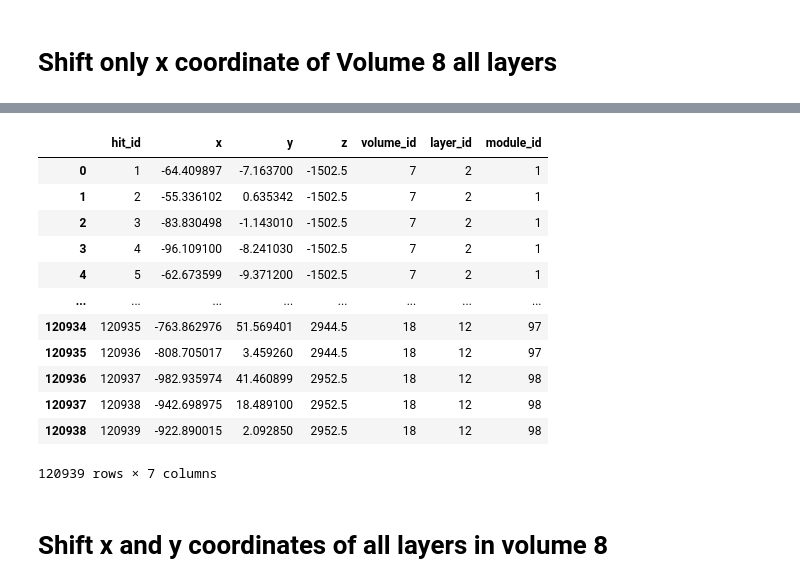
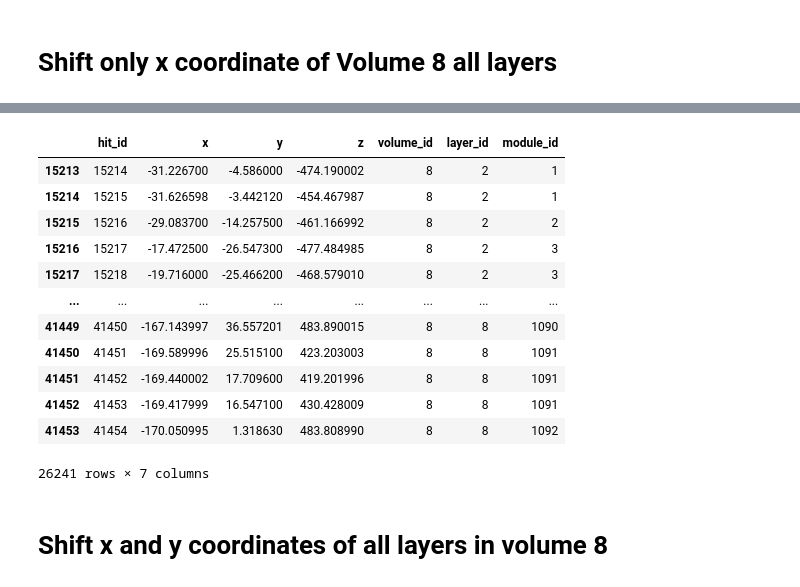
Before and after one commit to caditi97/exatrkx-iml2020, a Jupyter notebook: notebooks/misalignment_studies/add_misalignment.ipynb, the cells around one changed output, grey strips where cells are left out. Saved outputs shown, nothing was run; the diff lists cells and outputs as text; code cells hidden in the pictures.

```diff
--- a/notebooks/misalignment_studies/add_misalignment.ipynb
+++ b/notebooks/misalignment_studies/add_misalignment.ipynb
@@ -212,21 +228,20 @@ for mis in misl:
 # %%
-h,c,p,t = trackml.dataset.load_event("/global/cfs/projectdirs/m3443/usr/caditi97/iml2020/misaligned/new_mis/shift_x_v8/1/event000001000")
+h,c,p,t = trackml.dataset.load_event(f"/global/cfs/projectdirs/m3443/usr/caditi97/iml2020/misaligned/new_mis/shift_x_v8/1/{eventid}")
+h[h['volume_id'] == 8]
+# %% [output]
+|  | hit_id | x | y | z | volume_id | layer_id | module_id |
+| 15213 | 15214 | -31.226700 | -4.586000 | -474.190002 | 8 | 2 | 1 |
+| 15214 | 15215 | -31.626598 | -3.442120 | -454.467987 | 8 | 2 | 1 |
+| 15215 | 15216 | -29.083700 | -14.257500 | -461.166992 | 8 | 2 | 2 |
+| 15216 | 15217 | -17.472500 | -26.547300 | -477.484985 | 8 | 2 | 3 |
+| 15217 | 15218 | -19.716000 | -25.466200 | -468.579010 | 8 | 2 | 3 |
+| ... | ... | ... | ... | ... | ... | ... | ... |
+| 41449 | 41450 | -167.143997 | 36.557201 | 483.890015 | 8 | 8 | 1090 |
+| 41450 | 41451 | -169.589996 | 25.515100 | 423.203003 | 8 | 8 | 1091 |
+| 41451 | 41452 | -169.440002 | 17.709600 | 419.201996 | 8 | 8 | 1091 |
+| 41452 | 41453 | -169.417999 | 16.547100 | 430.428009 | 8 | 8 | 1091 |
+| 41453 | 41454 | -170.050995 | 1.318630 | 483.808990 | 8 | 8 | 1092 |
+26241 rows × 7 columns
-# %%
-h
-# %% [output]
-|  | hit_id | x | y | z | volume_id | layer_id | module_id |
-| 0 | 1 | -64.409897 | -7.163700 | -1502.5 | 7 | 2 | 1 |
-| 1 | 2 | -55.336102 | 0.635342 | -1502.5 | 7 | 2 | 1 |
-| 2 | 3 | -83.830498 | -1.143010 | -1502.5 | 7 | 2 | 1 |
-| 3 | 4 | -96.109100 | -8.241030 | -1502.5 | 7 | 2 | 1 |
-| 4 | 5 | -62.673599 | -9.371200 | -1502.5 | 7 | 2 | 1 |
-| ... | ... | ... | ... | ... | ... | ... | ... |
-| 120934 | 120935 | -763.862976 | 51.569401 | 2944.5 | 18 | 12 | 97 |
-| 120935 | 120936 | -808.705017 | 3.459260 | 2944.5 | 18 | 12 | 97 |
-| 120936 | 120937 | -982.935974 | 41.460899 | 2952.5 | 18 | 12 | 98 |
-| 120937 | 120938 | -942.698975 | 18.489100 | 2952.5 | 18 | 12 | 98 |
-| 120938 | 120939 | -922.890015 | 2.092850 | 2952.5 | 18 | 12 | 98 |
-120939 rows × 7 columns
 # %% [markdown]
 # Shift x and y coordinates of all layers in volume 8
 # %%
```
Also changed, not shown: parts of 14 cells of this notebook, 4 other files.
